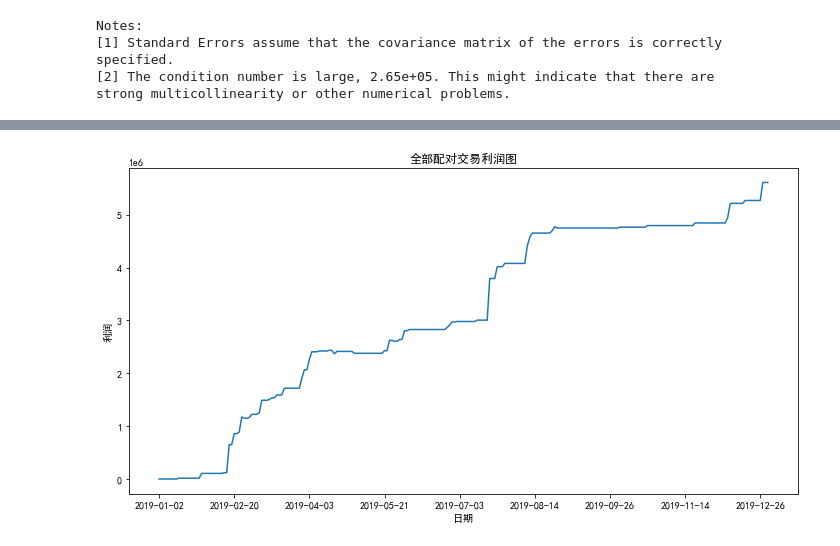
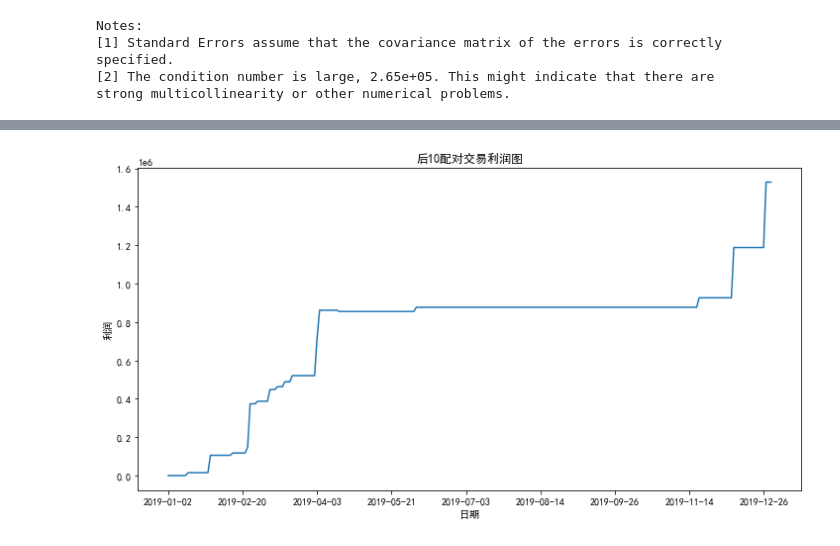
Before and after one commit to chzheng2000/pairsTrading, a Jupyter notebook: trading.ipynb, the cells around one changed output, grey strips where cells are left out. Cells and saved outputs as stored; diff of their text form; code cells hidden in the pictures.

Commit message:
profits and return rate

```diff
--- a/trading.ipynb
+++ b/trading.ipynb
@@ -307,7 +413,8 @@ def trade(intervals, y, x, tradingDates, beta):
 threshold = 1.5  # 多少个标准差触发交易
 tradingDates = dates[form_days: total_days]
 profits = []
-for i, model, result in models:
+init = 1e6
+for i, model, result in models[1:2]:
     asset1, asset2 = SSDs[i][0].split("-")
     # 较大的为y
     y = getPrice(data, asset1, 0, form_days)
@@ -330,19 +437,21 @@ for i, model, result in models:
     intervals = pd.cut(spread,level,labels=False)-3
     # print(intervals)
     # print(intervals[4]==0 and intervals[5]==1)
-    account, profit, returns = trade(intervals, y, x, tradingDates, beta)
+    # account, profit, returns = trade(intervals, y, x, tradingDates, beta)
+    account, profit, returns = tradeWithInit(intervals, y, x, tradingDates, beta, init)
     profits.append(profit)
     # print(account,profits)
-
+print(np.sum(profits, axis=0)[-1]/(init))
     # # 绘制累计利润
     # fig, ax = plt.subplots(figsize=(12, 6))
-    # ax.plot(tradingDates, profit)
+    # ax.plot(tradingDates, np.sum(profits, axis=0))
     # ax.set_title(f"{asset1}{asset2}配对交易利润图")
     # ax.set_ylabel("利润")
     # ax.set_xlabel("日期")
     # plt.gca().xaxis.set_major_locator(ticker.MultipleLocator(30))
     # # plt.savefig(f"figures/{asset1}{asset2}配对交易利润图.jpg", dpi=300)
     # plt.show()
+
     # # # 绘制价格区间图（交易期）
     # fig, ax = plt.subplots(figsize=(12,6))
     # ax.plot(tradingDates, spread)
@@ -383,12 +477,12 @@ LLDPE 热轧卷板
 # %%
 fig, ax = plt.subplots(figsize=(12, 6))
 ax.plot(tradingDates, np.sum(profits, axis=0))
 # ax.plot(tradingDates,np.cumprod(1+temp))
-ax.set_title(f"全部配对交易利润图")
+ax.set_title(f"后10配对交易利润图")
 ax.set_ylabel("利润")
 ax.set_xlabel("日期")
 plt.gca().xaxis.set_major_locator(ticker.MultipleLocator(30))
-plt.savefig(f"figures/全部配对交易利润图.jpg", dpi=300)
+plt.savefig(f"figures/后10配对交易利润图.jpg", dpi=300)
 plt.show()
 # %% [output]
-[figure, old version]
+[figure, new version]
```
Also changed, not shown: parts of 2 cells of this notebook.
